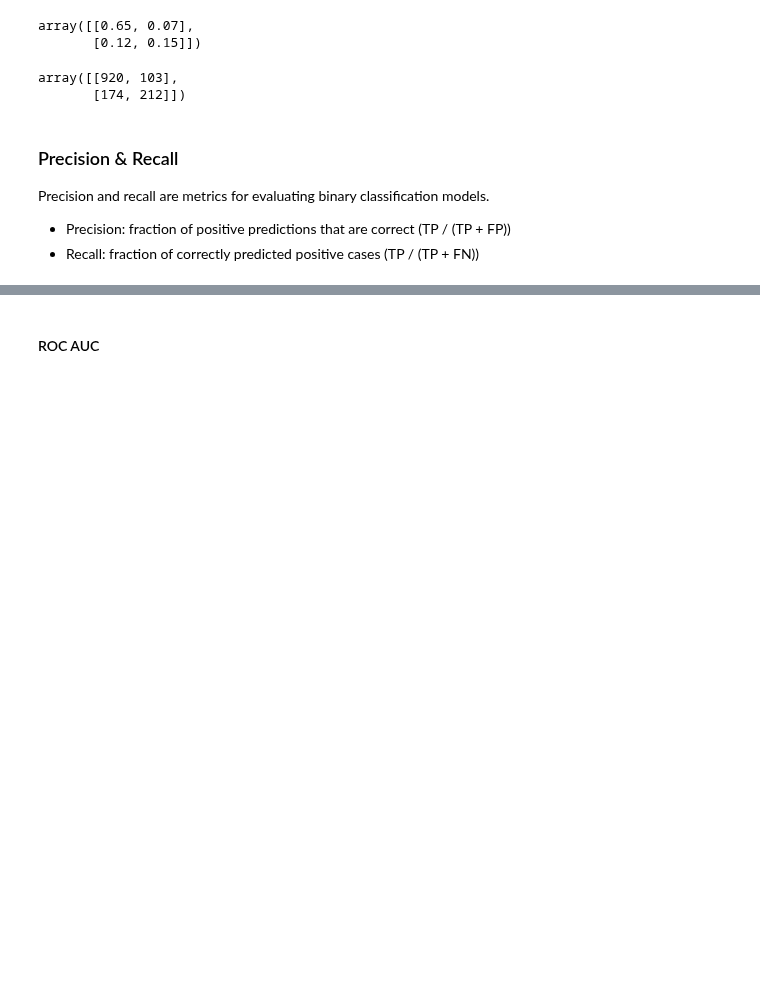
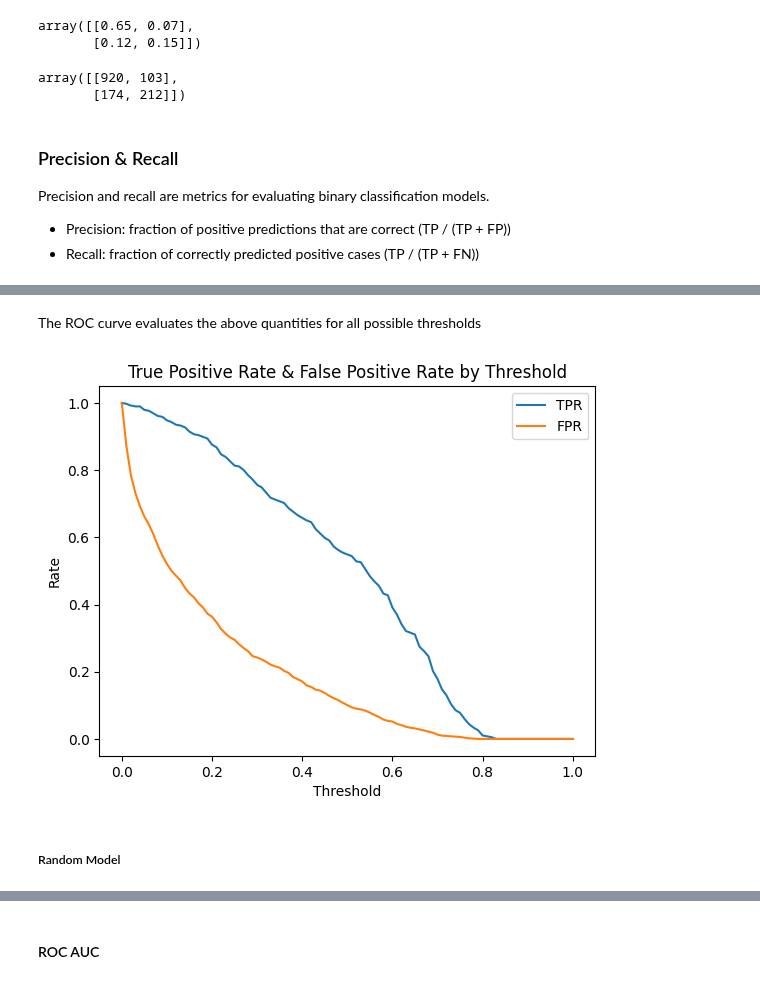
Before and after one commit to ArmandWinant/ml-zoomcamp, a Jupyter notebook: 04-evaluation-metrics/customer_churn.ipynb, the cells around one changed output, grey strips where cells are left out. Cells and saved outputs as stored; diff of their text form; code cells hidden in the pictures; blank space fills up the shorter version.

Commit message:
build 'ideal' model

```diff
--- a/04-evaluation-metrics/customer_churn.ipynb
+++ b/04-evaluation-metrics/customer_churn.ipynb
@@ -417,0 +434,47 @@ Precision and recall are metrics for evaluating binary classification models.
+# %% [markdown]
+The ROC curve evaluates the above quantities for all possible thresholds
+# %%
+def tpr_fpr_dataframe(y_val: np.array, y_pred: np.array) -> pd.DataFrame:
+  thresholds = np.linspace(0, 1, 101)
+
+  scores = []
+
+  for t in thresholds:
+    actual_pos = (y_val == 1)
+    actual_neg = (y_val == 0)
+
+    pred_pos = y_pred >= t
+    pred_neg = y_pred < t
+
+    tp = (pred_pos & actual_pos).sum()
+    fp = (pred_pos & actual_neg).sum()
+    tn = (pred_neg & actual_neg).sum()
+    fn = (pred_neg & actual_pos).sum()
+
+    scores.append((t, tp, fp, fn, tn))
+
+  df_scores = pd.DataFrame(scores, columns=['t', 'tp', 'fp', 'fn', 'tn'])
+
+  df_scores['tpr'] = df_scores.tp / (df_scores.tp + df_scores.fn)
+  df_scores['fpr'] = df_scores.fp / (df_scores.fp + df_scores.tn)
+
+  return df_scores
+# %%
+df_scores = tpr_fpr_dataframe(y_val, y_pred)
+# %%
+def plot_tpr_fpr(df: pd.DataFrame):
+  plt.plot(df.t, df.tpr, label='TPR')
+  plt.plot(df.t, df.fpr, label='FPR')
+
+  plt.title('True Positive Rate & False Positive Rate by Threshold')
+  plt.xlabel('Threshold')
+  plt.ylabel('Rate')
+
+  plt.legend()
+  plt.show()
+# %%
+plot_tpr_fpr(df_scores)
+# %% [output]
+[figure, added]
+# %% [markdown]
+##### Random Model
```
Also changed, not shown: parts of 11 cells of this notebook.
